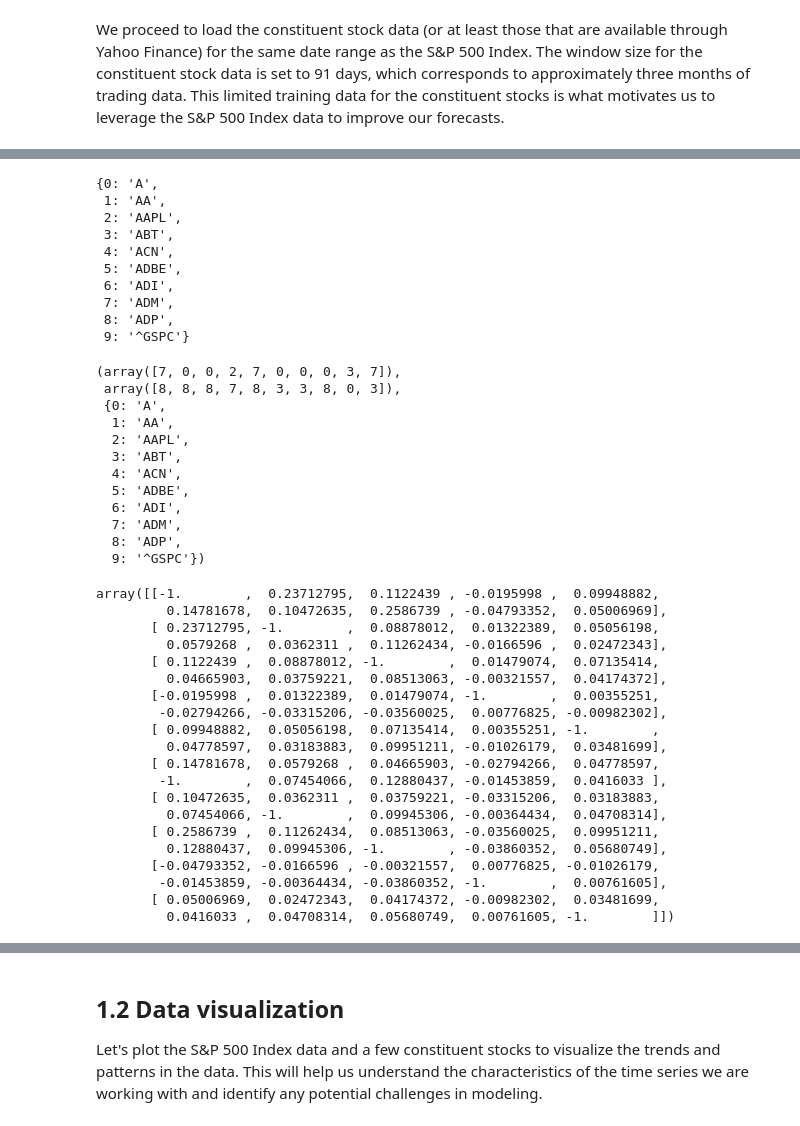
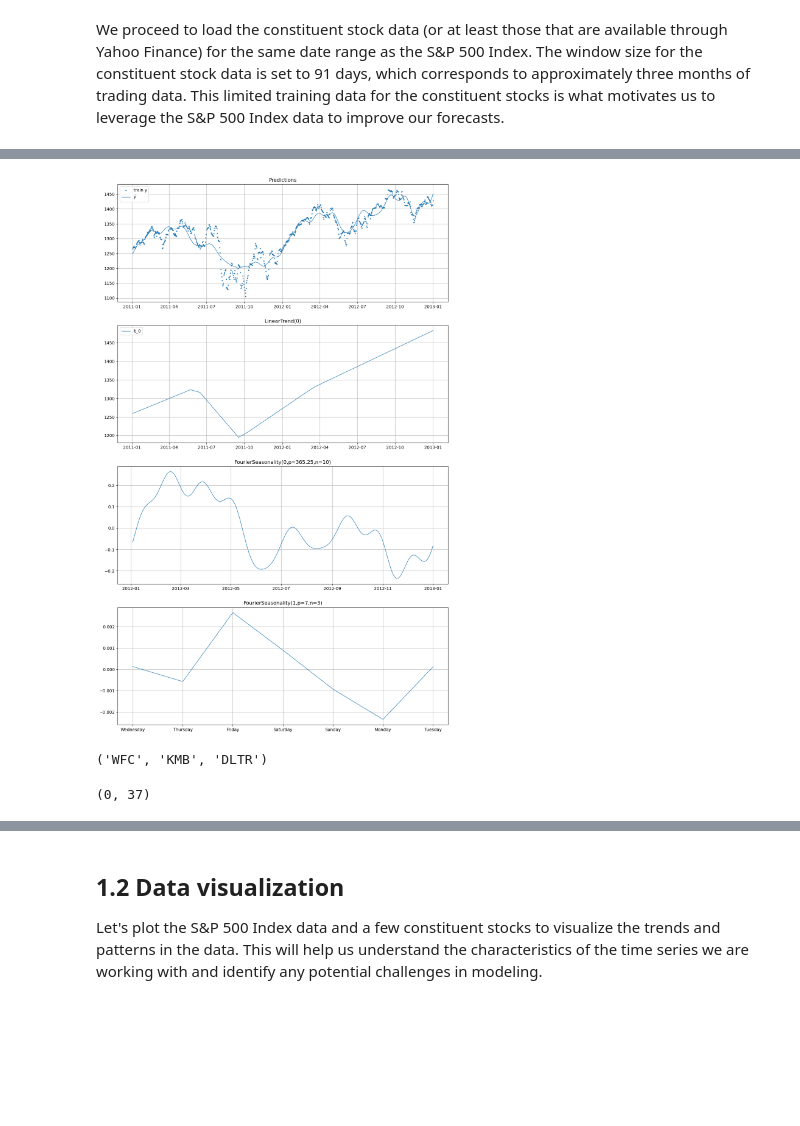
Before and after one commit to jovan-krajevski/vangja, a Jupyter notebook: docs/source/notebooks/02_case_stydy_stocks.ipynb, the cells around one changed output, grey strips where cells are left out. Cells and saved outputs as stored; diff of their text form; code cells hidden in the pictures; blank space fills up the shorter version.

```diff
--- a/docs/source/notebooks/02_case_stydy_stocks.ipynb
+++ b/docs/source/notebooks/02_case_stydy_stocks.ipynb
@@ -160,86 +164,49 @@ Length: 10, dtype: str
 model = LinearTrend(
     n_changepoints=25,
     slope_sd=5,
     intercept_sd=5,
     delta_side="right",
     pool_type="individual",
     delta_pool_type="individual",
     tune_method=None,
     delta_tune_method=None,
 ) ** (
     FourierSeasonality(
         period=365.25,
         series_order=10,
         beta_sd=10,
         pool_type="individual",
         tune_method=None,
     )
     + FourierSeasonality(
         period=7, series_order=3, beta_sd=10, pool_type="individual", tune_method=None
     )
 )
 model.fit(
-    data=train_df,
+    data=mini_train_df,
     scaler="minmax",
     scale_mode="individual",
     sigma_pool_type="individual",
     method="mapx",
 )
+yhat = model.predict(365)
+model.plot(future=yhat, series="^GSPC")
 # %% [output]
 [interactive output not drawn]
 [interactive output not drawn]
+[figure, added]
-# %%
-model.groups_
-# %% [output]
-{0: 'A',
- 1: 'AA',
- 2: 'AAPL',
- 3: 'ABT',
- 4: 'ACN',
- 5: 'ADBE',
- 6: 'ADI',
- 7: 'ADM',
- 8: 'ADP',
- 9: '^GSPC'}
 # %%
 fs = model.map_approx["fs_0 - beta(p=365.25,n=10)"]
-fs_sim = fs @ fs.T
-fs_sim[np.diag_indices(10)] = 0
-fs_sim.argmax(axis=0), fs_sim.argmin(axis=0), model.groups_
+fs_norm = fs / ((fs**2).sum(axis=1) ** 0.5)[:, None]
+fs_sim: np.ndarray = fs_norm @ fs_norm.T
+# fs_sim[np.diag_indices(10)] = 0
+fs_sorted = fs_sim.argsort(axis=1)
+model.groups_[fs_sorted[model.n_groups - 1][-2].item()], model.groups_[
+    fs_sorted[model.n_groups - 1][0].item()
+], model.groups_[np.abs(fs_sim).argmin(axis=1)[model.n_groups - 1].item()]
 # %% [output]
-(array([7, 0, 0, 2, 7, 0, 0, 0, 3, 7]),
- array([8, 8, 8, 7, 8, 3, 3, 8, 0, 3]),
- {0: 'A',
-  1: 'AA',
-  2: 'AAPL',
-  3: 'ABT',
-  4: 'ACN',
-  5: 'ADBE',
-  6: 'ADI',
-  7: 'ADM',
-  8: 'ADP',
-  9: '^GSPC'})
+('WFC', 'KMB', 'DLTR')
-# %%
-fs_sim[np.diag_indices(10)] = -1
-fs_sim
-# %% [output]
-array([[-1.        ,  0.23712795,  0.1122439 , -0.0195998 ,  0.09948882,
-         0.14781678,  0.10472635,  0.2586739 , -0.04793352,  0.05006969],
-       [ 0.23712795, -1.        ,  0.08878012,  0.01322389,  0.05056198,
-         0.0579268 ,  0.0362311 ,  0.11262434, -0.0166596 ,  0.02472343],
-       [ 0.1122439 ,  0.08878012, -1.        ,  0.01479074,  0.07135414,
-         0.04665903,  0.03759221,  0.08513063, -0.00321557,  0.04174372],
-       [-0.0195998 ,  0.01322389,  0.01479074, -1.        ,  0.00355251,
-        -0.02794266, -0.03315206, -0.03560025,  0.00776825, -0.00982302],
-       [ 0.09948882,  0.05056198,  0.07135414,  0.00355251, -1.        ,
-         0.04778597,  0.03183883,  0.09951211, -0.01026179,  0.03481699],
-       [ 0.14781678,  0.0579268 ,  0.04665903, -0.02794266,  0.04778597,
-        -1.        ,  0.07454066,  0.12880437, -0.01453859,  0.0416033 ],
-       [ 0.10472635,  0.0362311 ,  0.03759221, -0.03315206,  0.03183883,
-         0.07454066, -1.        ,  0.09945306, -0.00364434,  0.04708314],
-       [ 0.2586739 ,  0.11262434,  0.08513063, -0.03560025,  0.09951211,
-         0.12880437,  0.09945306, -1.        , -0.03860352,  0.05680749],
-       [-0.04793352, -0.0166596 , -0.00321557,  0.00776825, -0.01026179,
-        -0.01453859, -0.00364434, -0.03860352, -1.        ,  0.00761605],
-       [ 0.05006969,  0.02472343,  0.04174372, -0.00982302,  0.03481699,
-         0.0416033 ,  0.04708314,  0.05680749,  0.00761605, -1.        ]])
+# %%
+fs_sim.argmax(axis=0)[0].item(), model.n_groups
+# %% [output]
+(0, 37)
```
Also changed, not shown: parts of 7 cells of this notebook.
